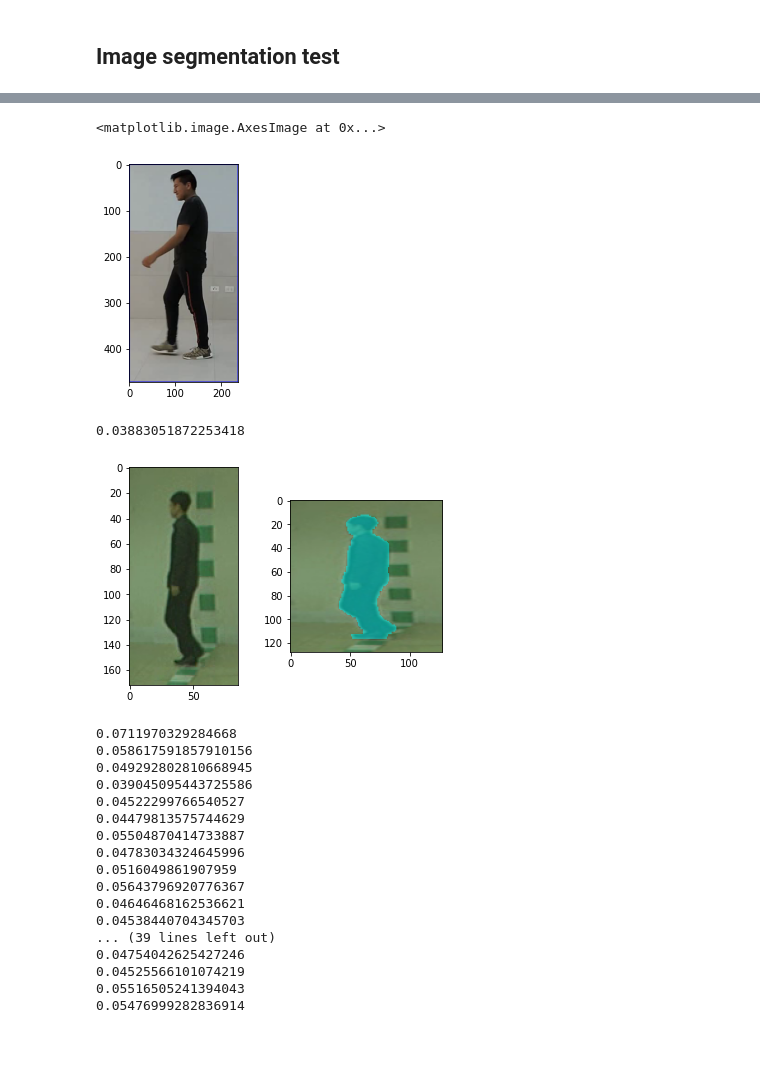
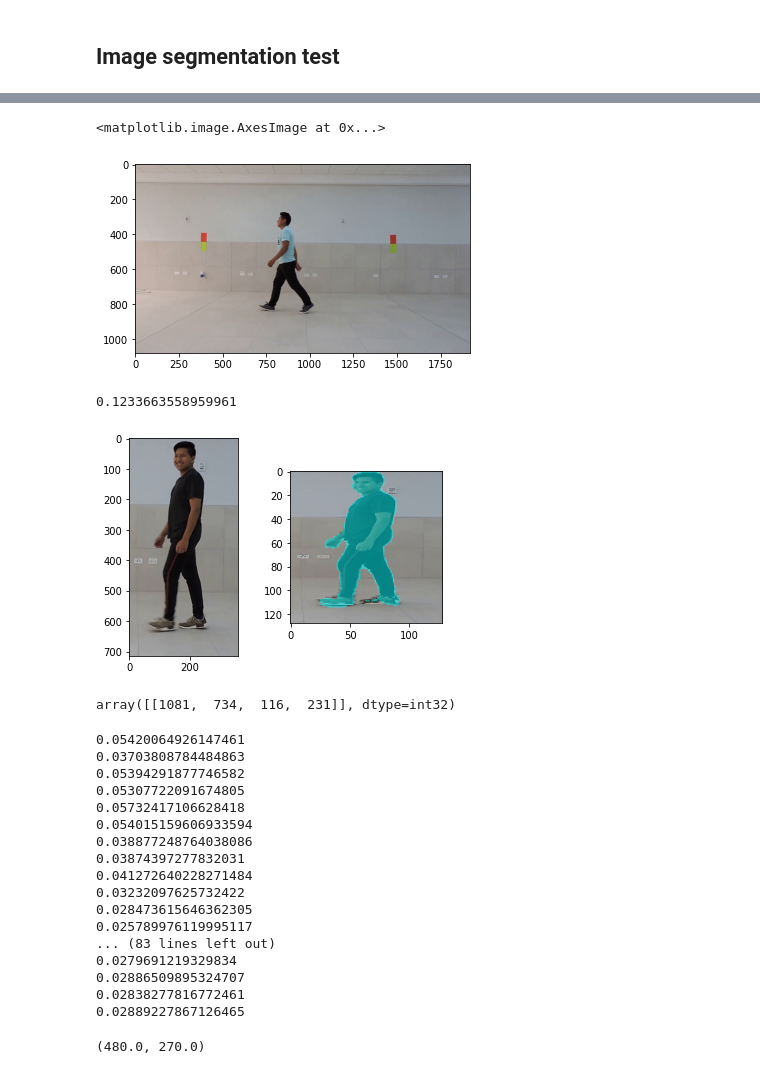
Before and after one commit to cidimec/UCB-squirrels, a Jupyter notebook: recognition/u-net.ipynb, the cells around one changed output, grey strips where cells are left out. Cells and saved outputs as stored; diff of their text form; code cells hidden in the pictures; blank space fills up the shorter version.

Commit message:
adding preview video

```diff
--- a/recognition/u-net.ipynb
+++ b/recognition/u-net.ipynb
@@ -70,12 +70,15 @@ def colorCast(img):
     img[:, :, 1] = gChannel
     return img
 # %%
-img = cv2.imread('../data/silhuette.png')
+clip_path = '/home/israel/Downloads/UCB/clips/090/001/nm/nm-01.avi'
+cap = cv2.VideoCapture(clip_path)
+cap.set(cv2.CAP_PROP_POS_FRAMES, 60)
+ret, img = cap.read()
 img = cv2.cvtColor(img, cv2.COLOR_BGR2RGB)
 plt.imshow(img)
 # %% [output]
 <matplotlib.image.AxesImage at 0x...>
-[figure, old version]
+[figure, new version]
 # %%
 # width, height = 160, 160
 width, height = 128, 128
@@ -98,16 +101,19 @@ def inference(img):
 hog = cv2.HOGDescriptor()
 hog.setSVMDetector(cv2.HOGDescriptor_getDefaultPeopleDetector())
 
+clip_path = '/home/israel/Downloads/UCB/clips/090/002/nm/nm-01.avi'
 
 # cap = cv2.VideoCapture('../data/videos/001-nm-01-090.avi')
-cap = cv2.VideoCapture('/home/israel/Downloads/CASIA/DatasetB-1/video/001-nm-02-090.avi')
+# cap = cv2.VideoCapture('/home/israel/Downloads/CASIA/DatasetB-1/video/001-nm-02-090.avi')
+cap = cv2.VideoCapture(clip_path)
 
 # cap = cv2.VideoCapture('/home/israel/Downloads/3.mp4')
-cap.set(cv2.CAP_PROP_POS_FRAMES, 90)
+cap.set(cv2.CAP_PROP_POS_FRAMES, 30)
 ret, frame = cap.read()
 frame = cv2.cvtColor(frame, cv2.COLOR_BGR2RGB)
 regions, _ = hog.detectMultiScale(frame, winStride=(8, 8))
 for (x, y, w, h) in regions:
+
     roi = frame[y:y+h, x:x+w]
 color = random_colors(2)
 roi_resized = cv2.resize(roi, (width, height), cv2.INTER_LINEAR)
@@ -117,5 +123,9 @@ plt.subplot(121); plt.imshow(roi);
 plt.subplot(122); plt.imshow(out);
 cap.release()
 # %% [output]
-0.03883051872253418
+0.1233663558959961
-[figure, old version]
+[figure, new version]
+# %%
+regions
+# %% [output]
+array([[1081,  734,  116,  231]], dtype=int32)
@@ -130,7 +148,12 @@ hog.setSVMDetector(cv2.HOGDescriptor_getDefaultPeopleDetector())
 # cap = cv2.VideoCapture('../data/videos/001-nm-01-090.avi')
 # cap = cv2.VideoCapture('/home/israel/Downloads/s1_ucb.mp4')
 # cap = cv2.VideoCapture(0)
-cap = cv2.VideoCapture('/home/israel/Downloads/CASIA/DatasetB-1/video/033-nm-02-090.avi')
+# cap = cv2.VideoCapture('/home/israel/Downloads/CASIA/DatasetB-1/video/033-nm-02-090.avi')
+clip_path = '/home/israel/Downloads/UCB/clips/090/002/cl/cl-01.avi'
+cap = cv2.VideoCapture(clip_path)
+fw = int(cap.get(cv2.CAP_PROP_FRAME_WIDTH)//4)
+fh = int(cap.get(cv2.CAP_PROP_FRAME_HEIGHT)//4)
+
 roi = np.zeros((100,100))
 color = random_colors(2)
 
@@ -141,10 +164,12 @@ fps = 30
 while(cap.isOpened()):
     ret, frame = cap.read()
     if ret:
-#         copied = cv2.resize(frame, (0, 0), fx=0.25, fy=0.25)
-        copied = frame.copy()
-        regions, _ = hog.detectMultiScale(copied, winStride=(8, 8))
+        copied = cv2.resize(frame, (0, 0), fx=0.25, fy=0.25)
+#         copied = frame.copy()
+        if nframe%1 == 0:
+            regions, _ = hog.detectMultiScale(copied, winStride=(8, 8))
         for (x, y, w, h) in regions:
+#             x, y, w, h = limit_bbox(x, y, w, h, width, height)
             roi = copied[y:y+h, x:x+w]
             roi_resized = cv2.resize(roi, (width, height), cv2.INTER_LINEAR)
             if nframe%1 == 0:
@@ -153,7 +178,7 @@ while(cap.isOpened()):
 #             pred = lite_inference(roi)
             out = apply_mask(roi_resized, pred, color[1])
             copied[y:y+h, x:x+w] = cv2.resize(out, (w, h), cv2.INTER_LINEAR)
-#             cv2.rectangle(frame, (x, y), (x + w, y + h), (0, 0, 255), 2)
+            cv2.rectangle(copied, (x, y), (x + w, y + h), (0, 0, 255), 2)
 
 #         cv2.imshow('test', frame)
 
@@ -165,29 +190,33 @@ while(cap.isOpened()):
         fps = nframe/(end - start)
     else:
         break
-    if cv2.waitKey(30) == ord('q'):
+    if cv2.waitKey(50) == ord('q'):
         break
 
 cap.release()
 # out_cap.release()
 cv2.destroyAllWindows()
 # %% [output]
-0.0711970329284668
-0.058617591857910156
-0.049292802810668945
-0.039045095443725586
-0.04522299766540527
-0.04479813575744629
-0.05504870414733887
-0.04783034324645996
-0.0516049861907959
-0.05643796920776367
-0.04646468162536621
-0.04538440704345703
-... (39 lines left out)
-0.04754042625427246
-0.04525566101074219
-0.05516505241394043
-0.05476999282836914
+0.05420064926147461
+0.03703808784484863
+0.05394291877746582
+0.05307722091674805
+0.05732417106628418
+0.054015159606933594
+0.038877248764038086
+0.03874397277832031
+0.041272640228271484
+0.03232097625732422
+0.028473615646362305
+0.025789976119995117
+... (83 lines left out)
+0.0279691219329834
+0.02886509895324707
+0.02838277816772461
+0.02889227867126465
 # %%
 cv2.destroyAllWindows()
+# %%
+width, height
+# %% [output]
+(480.0, 270.0)
```
Also changed, not shown: parts of 4 cells of this notebook, 10 other files.
